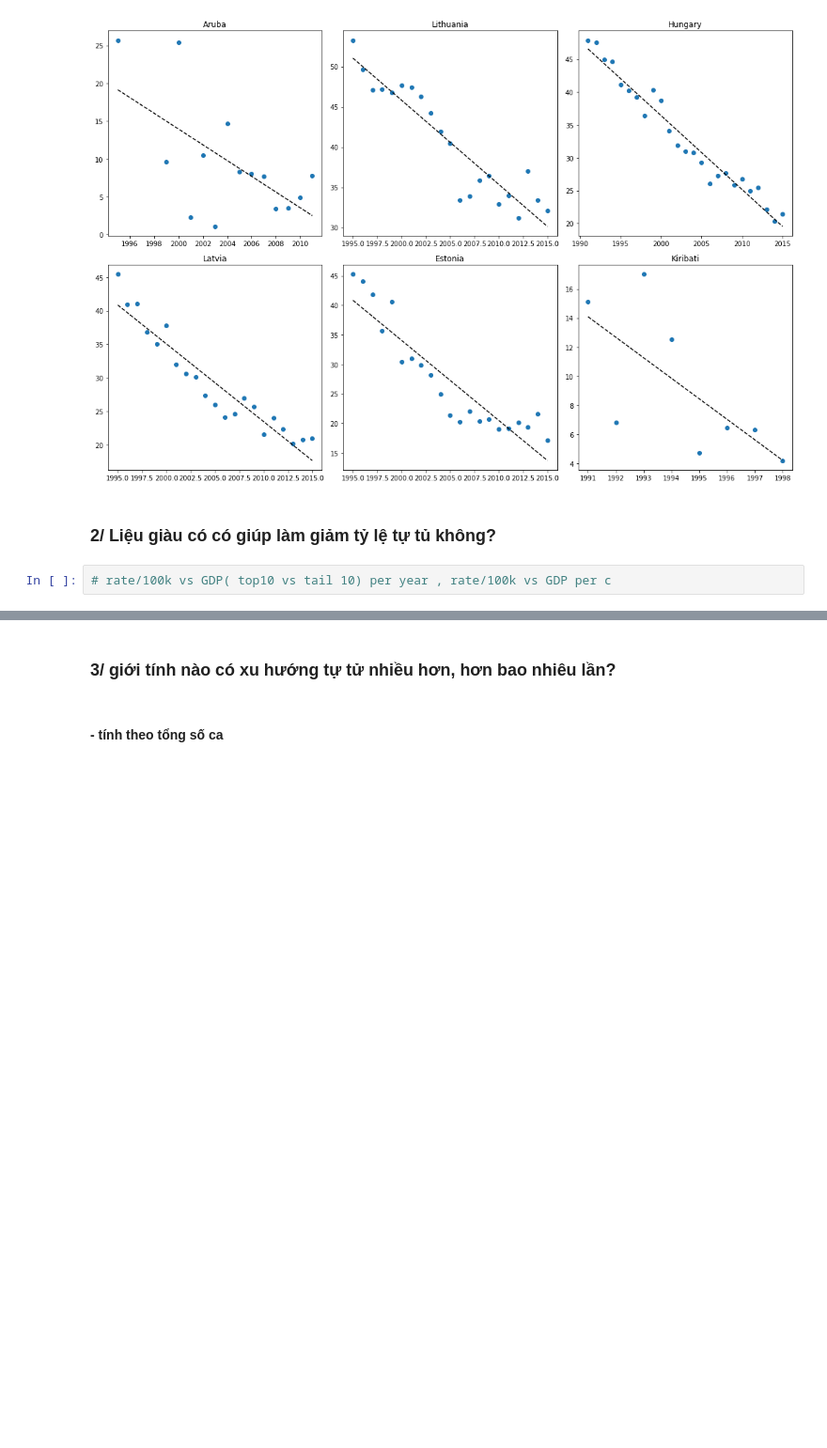
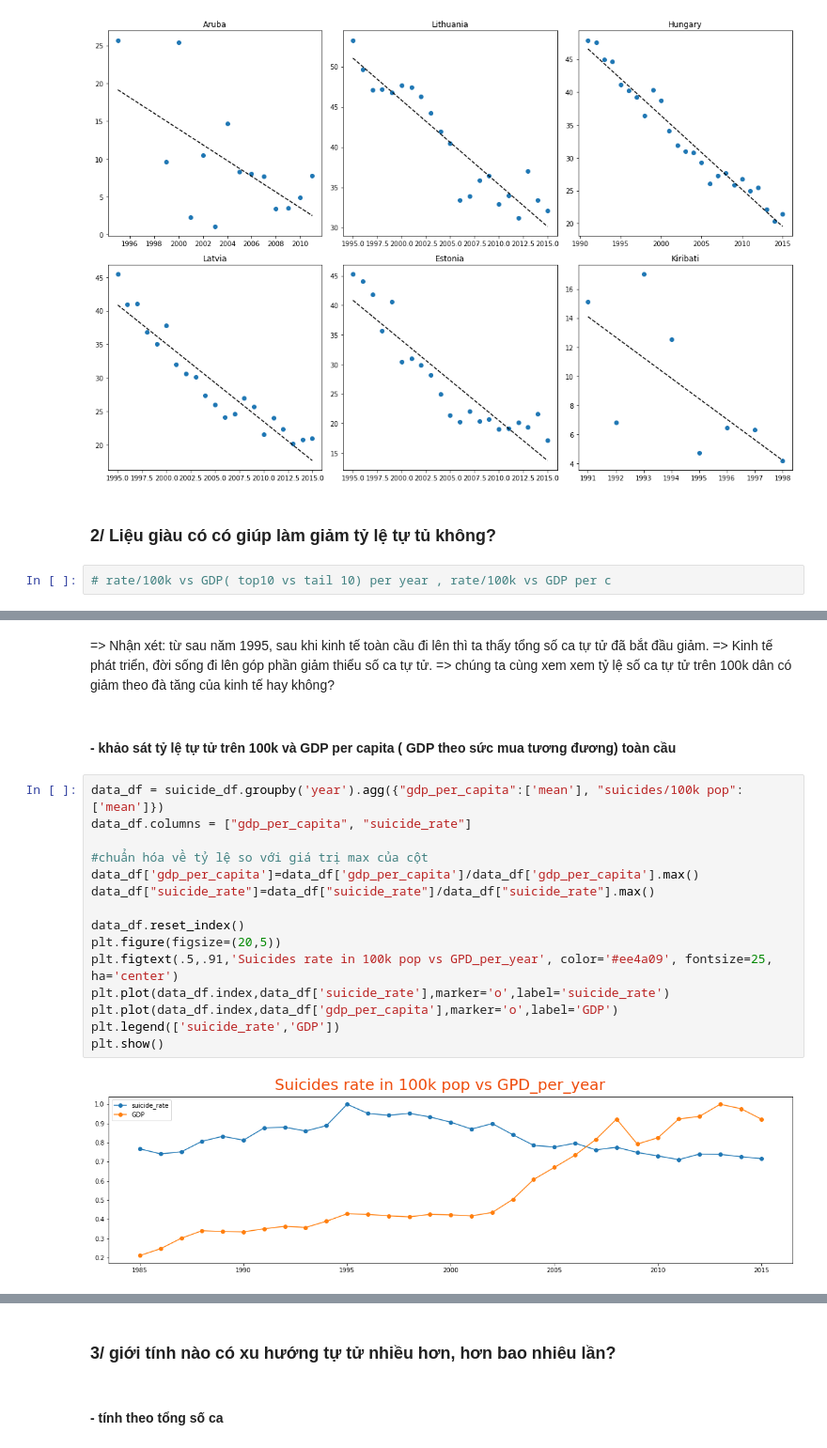
Before and after one commit to huynguyen1999/FinalProject-P4DS, a Jupyter notebook: 1712496-1712556.ipynb, the cells around one changed output, grey strips where cells are left out. Shown at 94% size. Drawn from its saved outputs; the diff is of its cells as text; blank space fills up the shorter version.

```diff
--- a/1712496-1712556.ipynb
+++ b/1712496-1712556.ipynb
@@ -396,0 +414,23 @@ plt.tight_layout()
+# %% [markdown]
+=> Nhận xét: từ sau năm 1995, sau khi kinh tế toàn cầu đi lên thì ta thấy tổng số ca tự tử đã bắt đầu giảm.
+=> Kinh tế phát triển, đời sống đi lên góp phần giảm thiểu số ca tự tử.
+=> chúng ta cùng xem xem tỷ lệ số ca tự tử trên 100k dân có giảm theo đà tăng của kinh tế hay không?
+# %% [markdown]
+#### - khảo sát tỷ lệ tự tử trên 100k  và GDP per capita ( GDP theo sức mua tương đương) toàn cầu
+# %%
+data_df = suicide_df.groupby('year').agg({"gdp_per_capita":['mean'], "suicides/100k pop": ['mean']})
+data_df.columns = ["gdp_per_capita", "suicide_rate"]
+
+#chuẩn hóa về tỷ lệ so với giá trị max của cột
+data_df['gdp_per_capita']=data_df['gdp_per_capita']/data_df['gdp_per_capita'].max()
+data_df["suicide_rate"]=data_df["suicide_rate"]/data_df["suicide_rate"].max()
+
+data_df.reset_index()
+plt.figure(figsize=(20,5))
+plt.figtext(.5,.91,'Suicides rate in 100k pop vs GPD_per_year', color='#ee4a09', fontsize=25, ha='center')
+plt.plot(data_df.index,data_df['suicide_rate'],marker='o',label='suicide_rate')
+plt.plot(data_df.index,data_df['gdp_per_capita'],marker='o',label='GDP')
+plt.legend(['suicide_rate','GDP'])
+plt.show()
+# %% [output]
+[figure, added]
```
Also changed, not shown: parts of 13 cells of this notebook.
